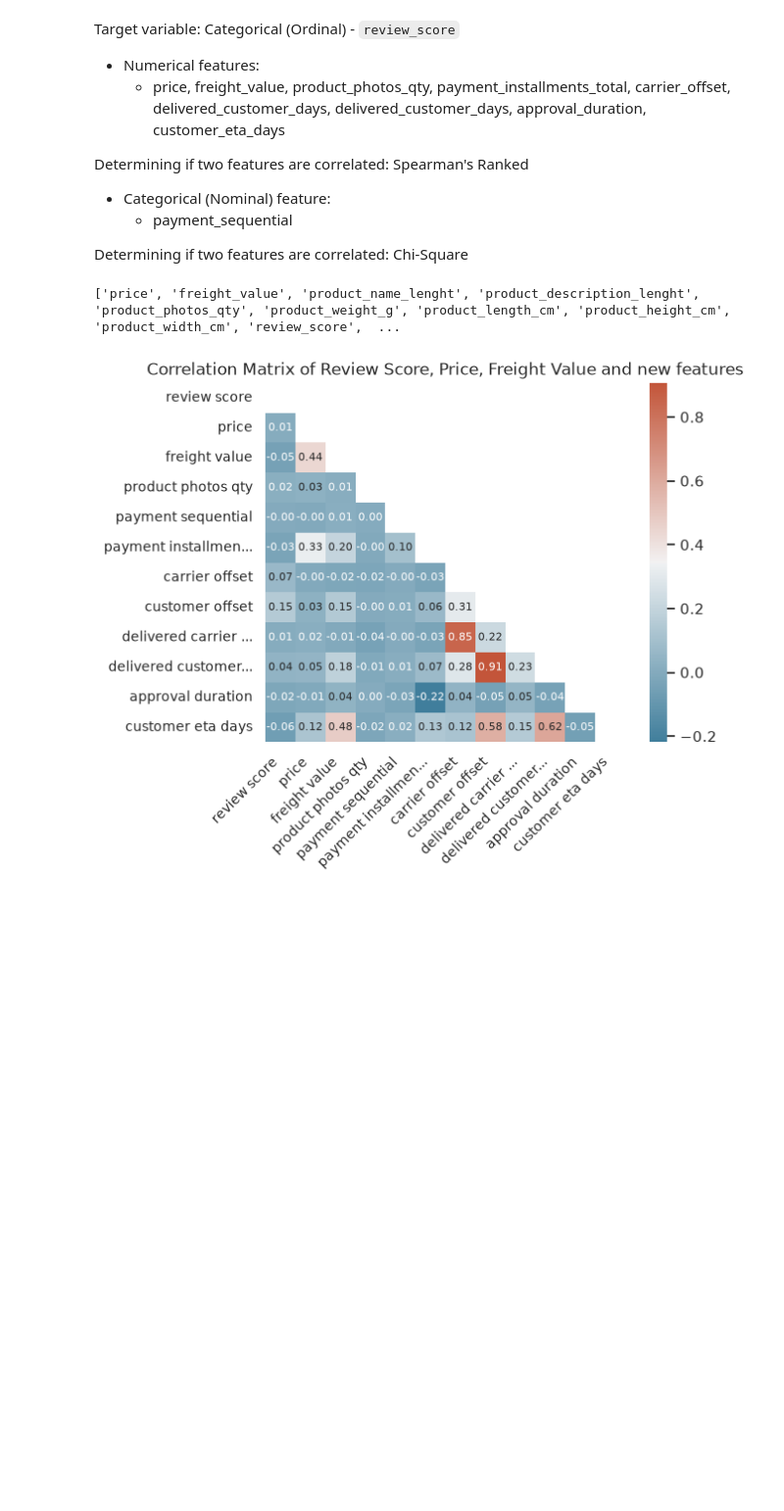
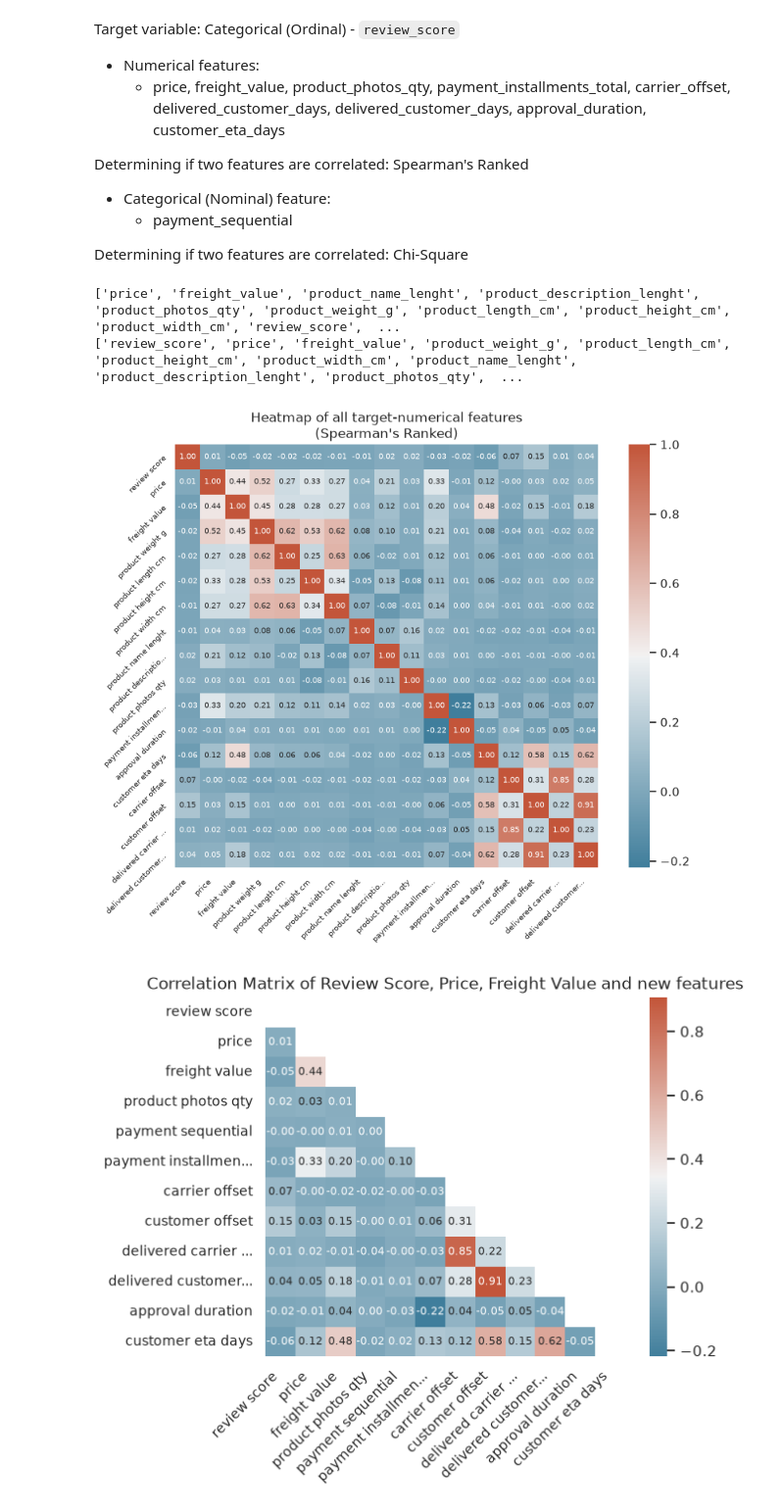
Before and after one commit to skinnyfrit/ay2627-tcx3901, a Jupyter notebook: EDA.ipynb, the cells around one changed output. Shown at 98% size. Cells and saved outputs as stored; diff of their text form; code cells hidden in the pictures; blank space fills up the shorter version.

Commit message:
Add Spearman's Ranked correlation heatmap

```diff
--- a/EDA.ipynb
+++ b/EDA.ipynb
@@ -89,15 +89,13 @@ numerical_features = df.select_dtypes(include=[int, float, np.number]).columns.t
 print(numerical_features)
 
 target_variable = "review_score"
-continuous_features = [
+num_features = [
     'price',
     'freight_value',
     'product_weight_g',
     'product_length_cm',
     'product_height_cm',
     'product_width_cm',
-]
-discrete_features = [
     'product_name_lenght',
     'product_description_lenght',
     'product_photos_qty',
@@ -114,8 +112,29 @@ nominal_features = [
     'customer_zip_code_prefix',
     'payment_sequential'
 ]
+
+spearman_corr = [target_variable] + [feature for feature in num_features]
+chi2_corr = [target_variable] + [feature for feature in nominal_features]
 # %% [output]
 ['price', 'freight_value', 'product_name_lenght', 'product_description_lenght', 'product_photos_qty', 'product_weight_g', 'product_length_cm', 'product_height_cm', 'product_width_cm', 'review_score',  ...
+['review_score', 'price', 'freight_value', 'product_weight_g', 'product_length_cm', 'product_height_cm', 'product_width_cm', 'product_name_lenght', 'product_description_lenght', 'product_photos_qty',  ...
+# %%
+# Correlation matrix of numerical features
+corr = df[spearman_corr].corr(method='spearman')
+label = format_labels(spearman_corr,short=True)
+
+sns.set_theme(style="white")
+cmap = sns.diverging_palette(230, 20, as_cmap=True)
+
+plt.figure(figsize=(10, 7))
+sns.heatmap(corr, cmap=cmap, annot=True, fmt=".2f", square = True, annot_kws={'size': 7}, xticklabels=label, yticklabels=label)
+plt.tick_params(axis='both', labelsize=7)
+plt.yticks(va='center', rotation_mode='anchor', rotation=45)
+plt.xticks(ha='left', rotation_mode='xtick', rotation=45)
+plt.title("Heatmap of all target-numerical features\n(Spearman's Ranked)")
+plt.show()
+# %% [output]
+[figure, added]
 # %%
 # Correlation matrix of select numerical features (separate out cat-cat features)
 df_reduced = df[['review_score','price','freight_value','product_photos_qty',
```
